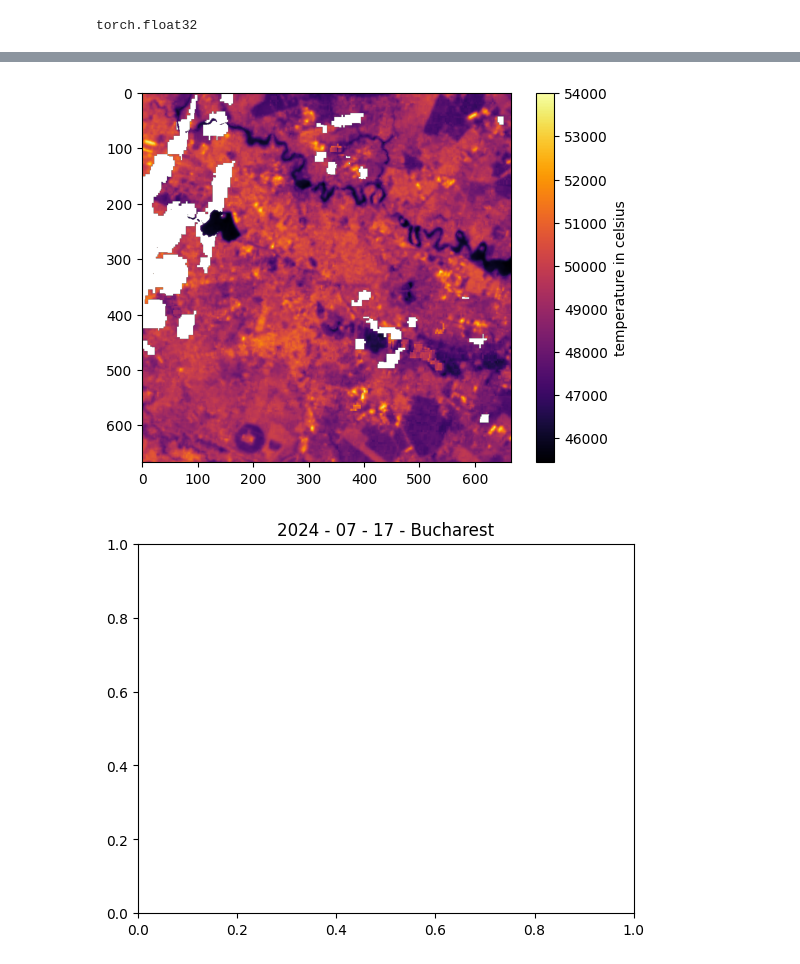
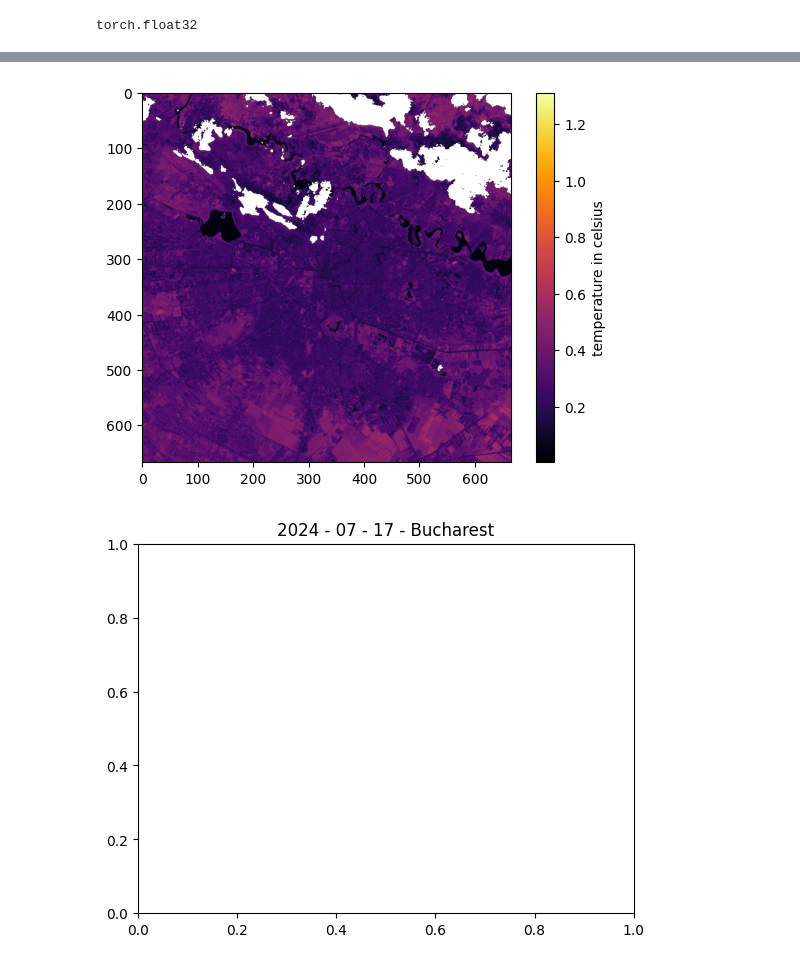
Before and after one commit to adrianmanta02/UHI-Model, a Jupyter notebook: uhi2.ipynb, the cells around one changed output, grey strips where cells are left out. Cells and saved outputs as stored; diff of their text form; code cells hidden in the pictures.

Commit message:
Replaced TIFFs and removed old files

```diff
--- a/uhi2.ipynb
+++ b/uhi2.ipynb
@@ -509,8 +744,8 @@ Test loss: 0.24336 | Test accuracy: 93.40%
 import rasterio
 import numpy as np
 
-# exemplu: citim o imagine TIFF
-with rasterio.open("features_20230622.tif") as src:
+# read a tiff image
+with rasterio.open("assets/features_20250611.tif") as src:
     full_image = src.read()  # shape: (bands, height, width)
 
 print(type(full_image))
@@ -582,11 +861,11 @@ plt.show()
 # %%
 import rasterio
-with rasterio.open("features_20240717.tif") as src:
-    full_image = src.read(1)
+with rasterio.open("assets/features_20250611.tif") as src:
+    full_image = src.read(4)
     plt.imshow(full_image, cmap = "inferno")
     plt.colorbar(label = "temperature in celsius")
     plt.show()
     plt.title("2024 - 07 - 17 - Bucharest")
 # %% [output]
-[figure, old version]
+[figure, new version]
 [figure]
```
Also changed, not shown: parts of 26 cells of this notebook, 23 other files.
